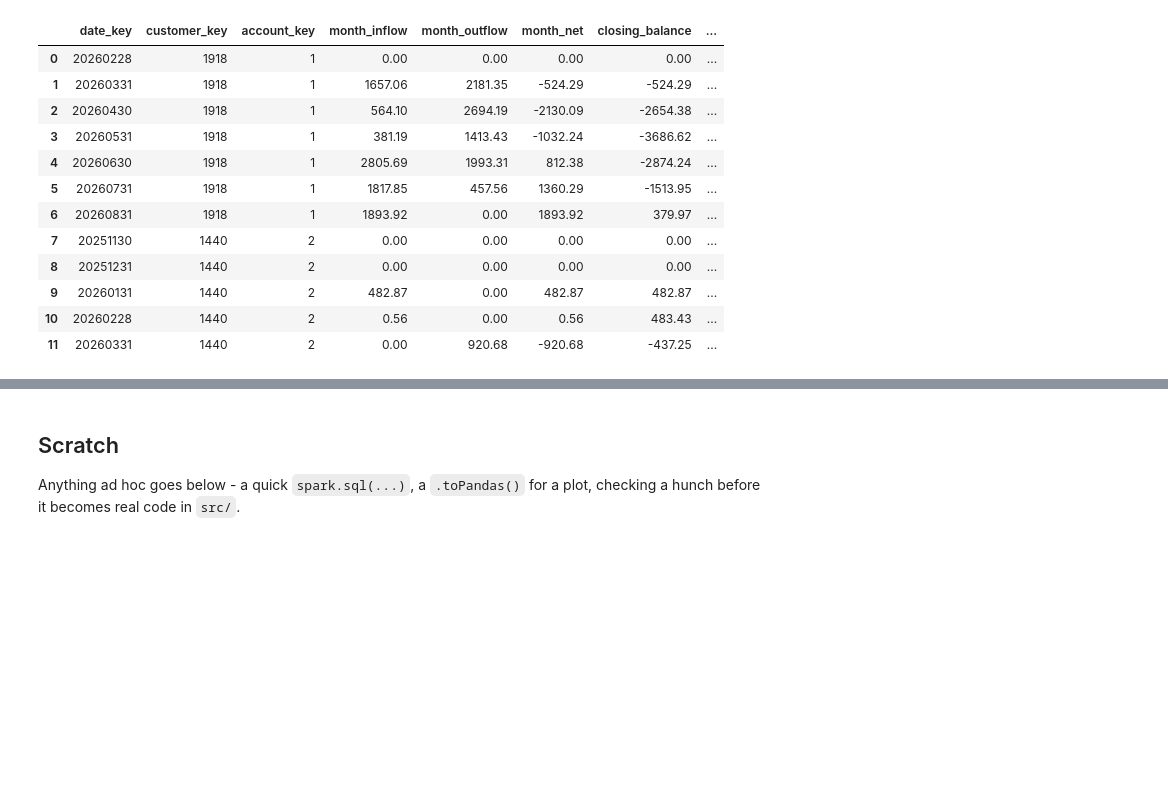
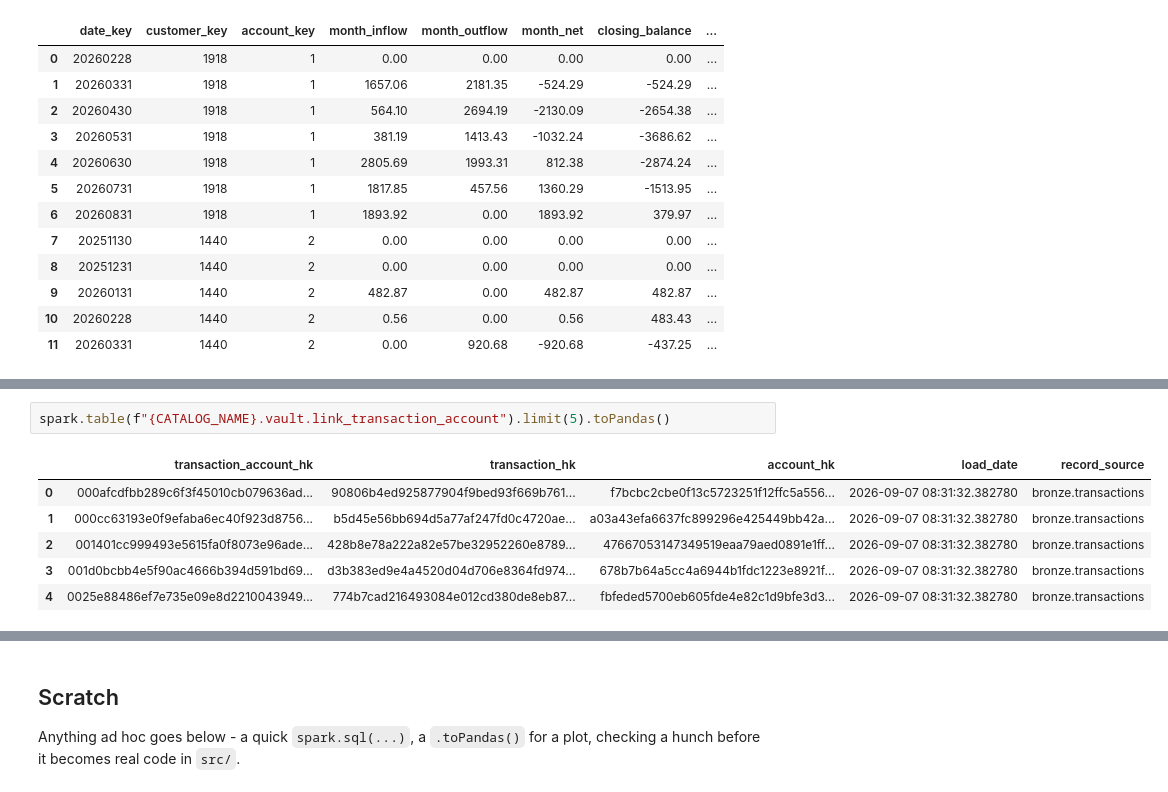
Before and after one commit to meedaycodes/fintech-lakehouse, a Jupyter notebook: notebooks/explore.ipynb, the cells around one changed output, grey strips where cells are left out. Drawn from its saved outputs; the diff is of its cells as text; blank space fills up the shorter version.

```diff
--- a/notebooks/explore.ipynb
+++ b/notebooks/explore.ipynb
@@ -194,0 +228,9 @@ spark.table(f"{CATALOG_NAME}.gold.fct_account_monthly_snapshot") \
+# %%
+spark.table(f"{CATALOG_NAME}.vault.link_transaction_account").limit(5).toPandas()
+# %% [output]
+|  | transaction_account_hk | transaction_hk | account_hk | load_date | record_source |
+| 0 | 000afcdfbb289c6f3f45010cb079636ad... | 90806b4ed925877904f9bed93f669b761... | f7bcbc2cbe0f13c5723251f12ffc5a556... | 2026-09-07 08:31:32.382780 | bronze.transactions |
+| 1 | 000cc63193e0f9efaba6ec40f923d8756... | b5d45e56bb694d5a77af247fd0c4720ae... | a03a43efa6637fc899296e425449bb42a... | 2026-09-07 08:31:32.382780 | bronze.transactions |
+| 2 | 001401cc999493e5615fa0f8073e96ade... | 428b8e78a222a82e57be32952260e8789... | 47667053147349519eaa79aed0891e1ff... | 2026-09-07 08:31:32.382780 | bronze.transactions |
+| 3 | 001d0bcbb4e5f90ac4666b394d591bd69... | d3b383ed9e4a4520d04d706e8364fd974... | 678b7b64a5cc4a6944b1fdc1223e8921f... | 2026-09-07 08:31:32.382780 | bronze.transactions |
+| 4 | 0025e88486ef7e735e09e8d2210043949... | 774b7cad216493084e012cd380de8eb87... | fbfeded5700eb605fde4e82c1d9bfe3d3... | 2026-09-07 08:31:32.382780 | bronze.transactions |
```
Also changed, not shown: parts of 9 cells of this notebook.
